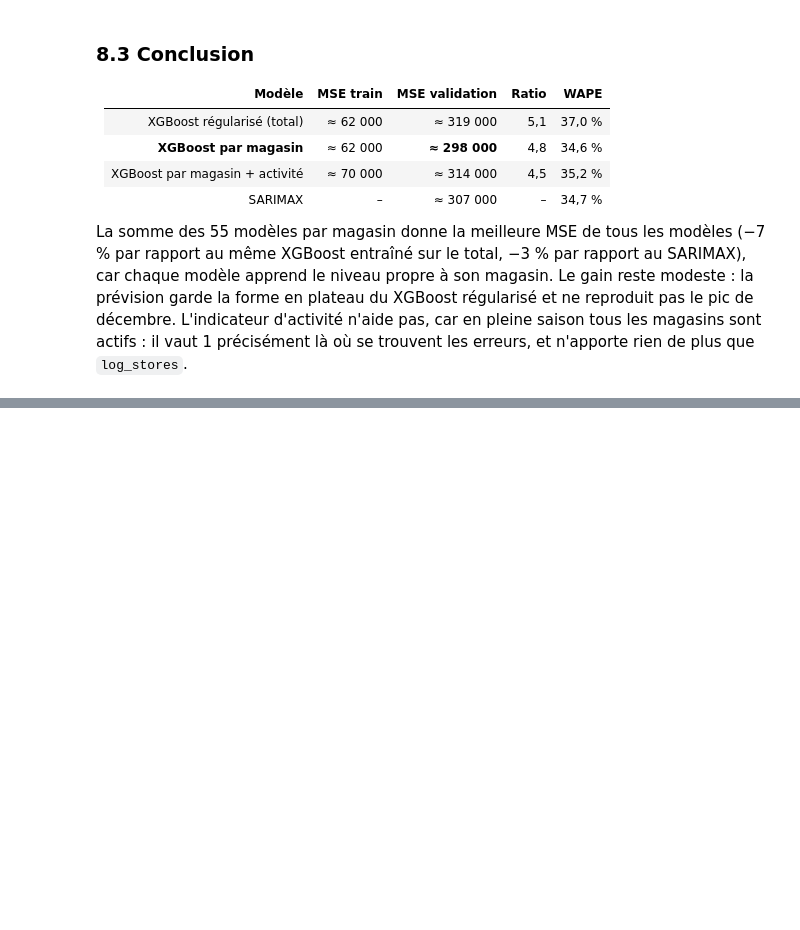
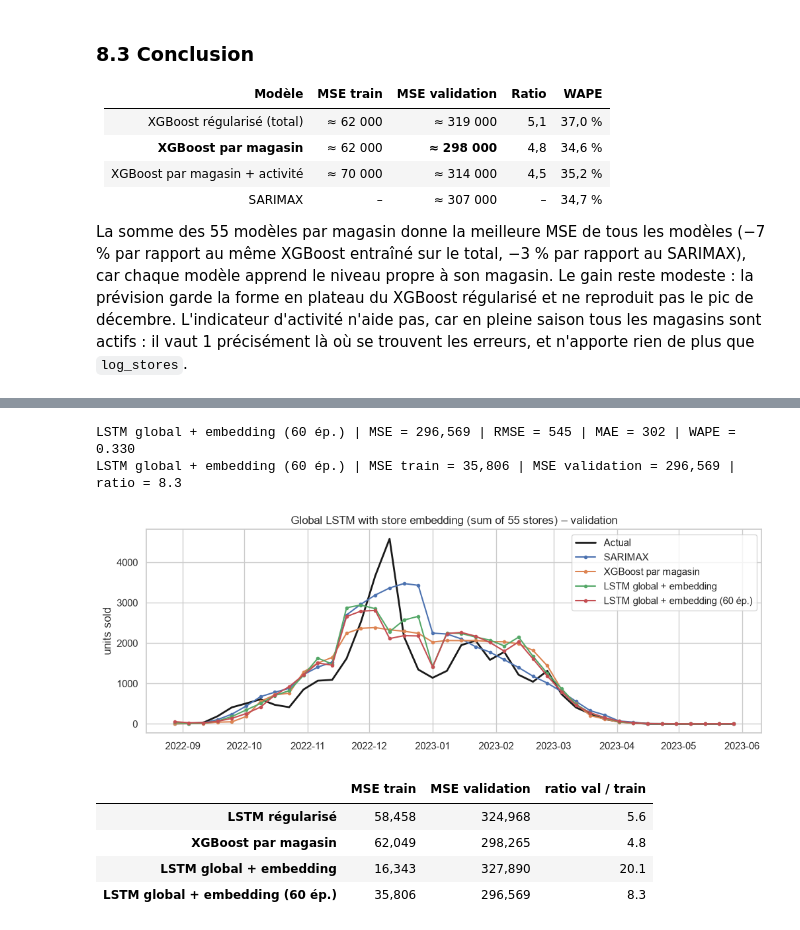
Before and after one commit to deboramendes27/decathlon-forecast, a Jupyter notebook: notebooks/02_modeles.ipynb, the cells around one changed output, grey strips where cells are left out. Drawn from its saved outputs; the diff is of its cells as text; code cells hidden in the pictures; blank space fills up the shorter version.

```diff
--- a/notebooks/02_modeles.ipynb
+++ b/notebooks/02_modeles.ipynb
@@ -962,0 +1045,18 @@ trouvent les erreurs, et n'apporte rien de plus que `log_stores`.
+# %%
+store_lstm_short_forecast = make_store_lstm_forecast(epochs=60)
+evaluate('LSTM global + embedding (60 ép.)', store_lstm_short_forecast)
+overfit_check('LSTM global + embedding (60 ép.)', store_lstm_short_forecast)
+# %% [output]
+LSTM global + embedding (60 ép.) | MSE = 296,569 | RMSE = 545 | MAE = 302 | WAPE = 0.330
+LSTM global + embedding (60 ép.) | MSE train = 35,806 | MSE validation = 296,569 | ratio = 8.3
+# %%
+plot_val(['SARIMAX', 'XGBoost par magasin', 'LSTM global + embedding', 'LSTM global + embedding (60 ép.)'],
+         'Global LSTM with store embedding (sum of 55 stores) – validation')
+display(overfit_table(['LSTM régularisé', 'XGBoost par magasin', 'LSTM global + embedding', 'LSTM global + embedding (60 ép.)']))
+# %% [output]
+[figure, added]
+|  | MSE train | MSE validation | ratio val / train |
+| LSTM régularisé | 58,458 | 324,968 | 5.6 |
+| XGBoost par magasin | 62,049 | 298,265 | 4.8 |
+| LSTM global + embedding | 16,343 | 327,890 | 20.1 |
+| LSTM global + embedding (60 ép.) | 35,806 | 296,569 | 8.3 |
```
Also changed, not shown: parts of 11 cells of this notebook, 1 other file.
